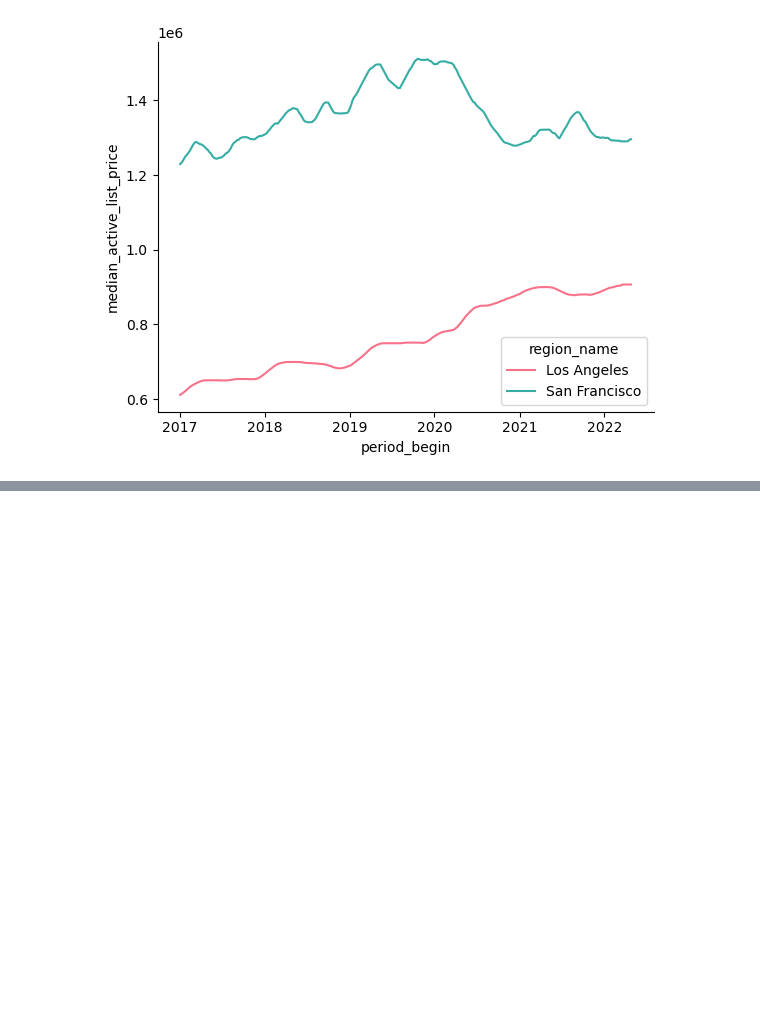
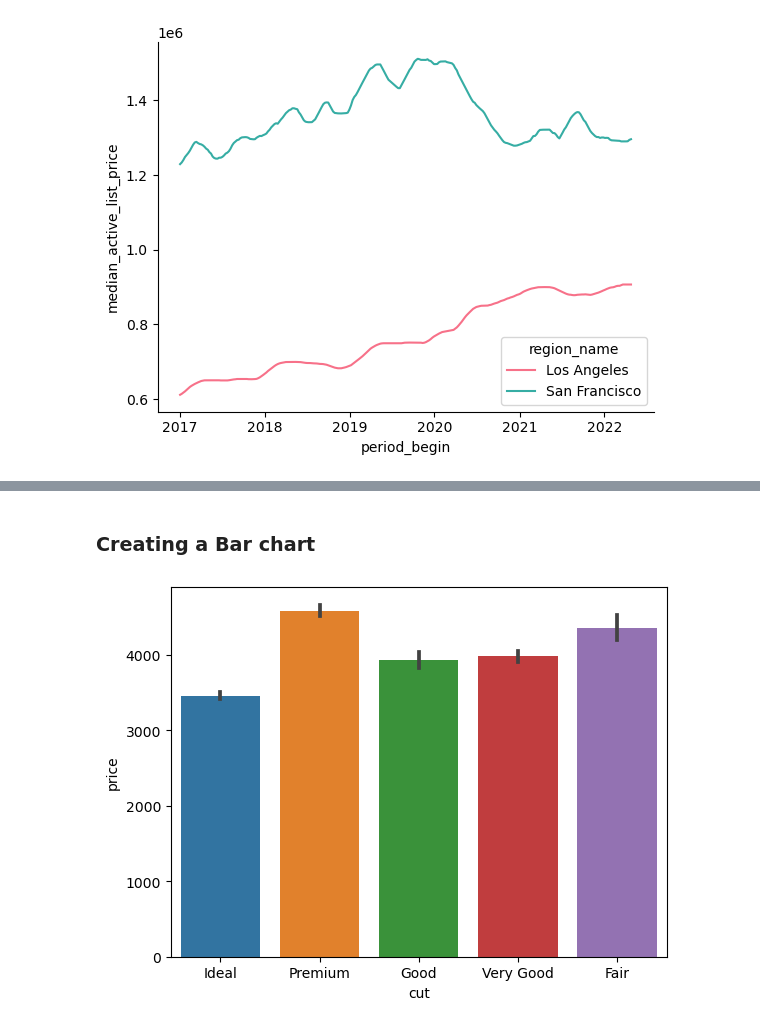
Before and after one commit to ParvezShahShaik/analyzing_global_coffee_market, a Jupyter notebook: Seaborn Library Fundamentals.ipynb, the cells around one changed output, grey strips where cells are left out. Saved outputs shown, nothing was run; the diff lists cells and outputs as text; code cells hidden in the pictures; blank space fills up the shorter version.

```diff
--- a/Seaborn Library Fundamentals.ipynb
+++ b/Seaborn Library Fundamentals.ipynb
@@ -77,3 +78,7 @@ sns.lineplot(
 sns.despine()
 # %% [output]
 [figure]
+# %%
+diamonds = pd.read_csv("/Users/parvezshahshaik/Documents/Github/analyzing_global_coffee_market/Data/Diamonds Prices2022.csv")
+
+diamonds.head()
@@ -79,0 +92,9 @@ sns.despine()
+# %% [markdown]
+### Creating a Bar chart
+# %%
+sns.barplot(x="cut",
+            y="price",
+            data=diamonds
+           );
+# %% [output]
+[figure, added]
```
Also changed, not shown: parts of 29 cells of this notebook.
